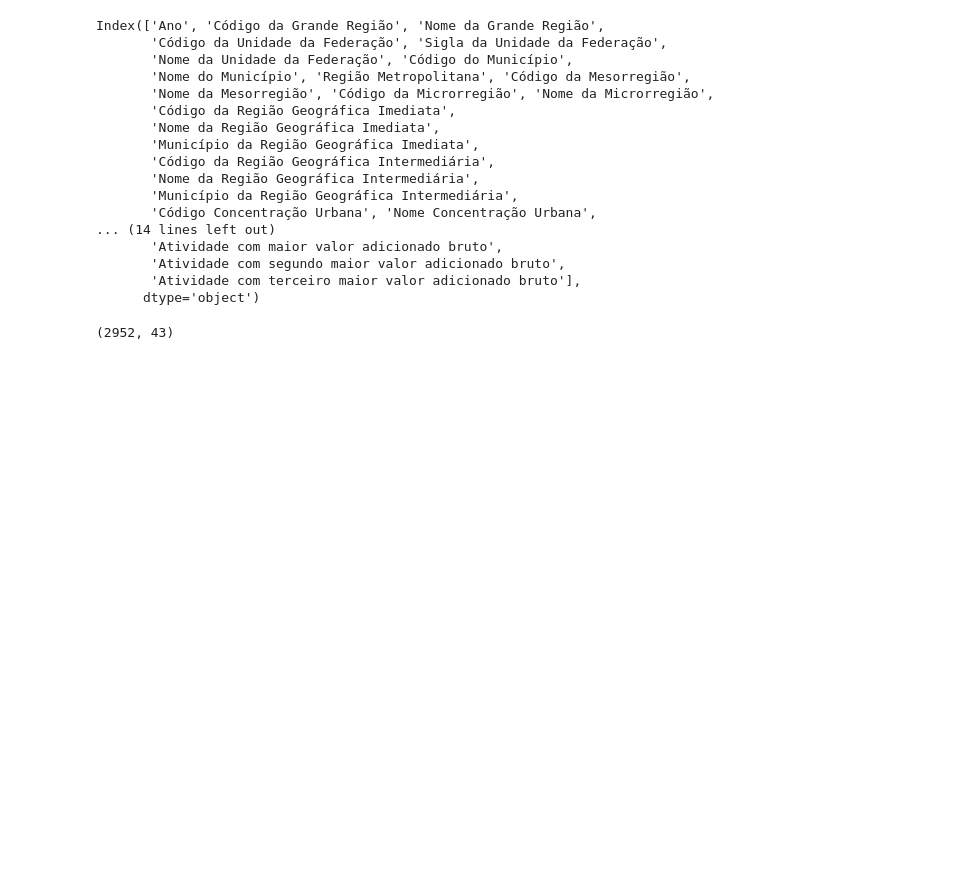
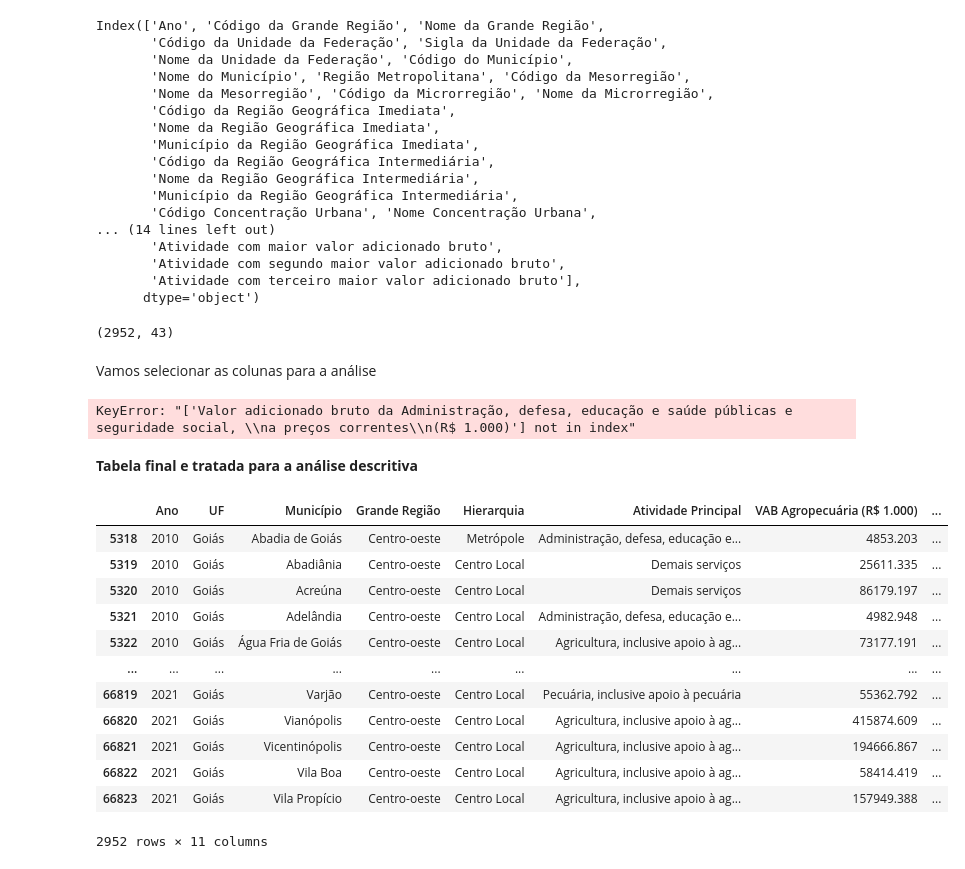
Before and after one commit to raphaelalvesdev/BIA_UFG_Estatistica-Descritiva_PE, a Jupyter notebook: tratamento_dados.ipynb, the cells around one changed output. Drawn from its saved outputs; the diff is of its cells as text; code cells hidden in the pictures; blank space fills up the shorter version.

```diff
--- a/tratamento_dados.ipynb
+++ b/tratamento_dados.ipynb
@@ -134,3 +140,53 @@ Index(['Ano', 'Código da Grande Região', 'Nome da Grande Região',
 print(pib_municipios_goias.shape)
 # %% [output]
 (2952, 43)
+# %% [markdown]
+Vamos selecionar as colunas para a análise
+# %%
+colunas_selecionadas = [
+    'Ano', 'Nome da Unidade da Federação', 'Nome do Município',
+    'Nome da Grande Região', 'Hierarquia Urbana',
+    'Atividade com maior valor adicionado bruto',
+    'Valor adicionado bruto da Agropecuária, \na preços correntes\n(R$ 1.000)',
+    'Valor adicionado bruto da Indústria,\na preços correntes\n(R$ 1.000)',
+    'Valor adicionado bruto dos Serviços,\na preços correntes \n- exceto Administração, defesa, educação e saúde públicas e seguridade social\n(R$ 1.000)',
+    'Valor adicionado bruto da Administração, defesa, educação e saúde públicas e seguridade social, \na preços correntes\n(R$ 1.000)',
+    'Produto Interno Bruto, \na preços correntes\n(R$ 1.000)',
+    'Produto Interno Bruto per capita, \na preços correntes\n(R$ 1,00)'
+]
+
+novos_nomes_colunas = {'Ano': 'Ano',
+                       'Nome da Unidade da Federação': 'UF',
+                       'Nome do Município': 'Município',
+                       'Nome da Grande Região': 'Grande Região',
+                       'Hierarquia Urbana': 'Hierarquia',
+                       'Atividade com maior valor adicionado bruto': 'Atividade Principal',
+                       'Valor adicionado bruto da Agropecuária, \na preços correntes\n(R$ 1.000)': 'VAB Agropecuária (R$ 1.000)',
+                       'Valor adicionado bruto da Indústria,\na preços correntes\n(R$ 1.000)': 'VAB Indústria (R$ 1.000)',
+                       'Valor adicionado bruto dos Serviços,\na preços correntes \n- exceto Administração, defesa, educação e saúde públicas e seguridade social\n(R$ 1.000)': 'VAB Serviços (R$ 1.000)',
+                       'Valor adicionado bruto da Administração, defesa, educação e saúde públicas e seguridade social, \na preços correntes\n(R$ 1.000)': 'VAB Administração Pública (R$ 1.000)',
+                       'Produto Interno Bruto, \na preços correntes\n(R$ 1.000)': 'PIB (R$ 1.000)',
+                       'Produto Interno Bruto per capita, \na preços correntes\n(R$ 1,00)': 'PIB per capita (R$)'}
+
+pib_municipios_goias_analise = pib_municipios_goias[colunas_selecionadas]
+pib_municipios_goias_analise.rename(columns=novos_nomes_colunas, inplace=True)
+# %% [output]
+KeyError: "['Valor adicionado bruto da Administração, defesa, educação e saúde públicas e seguridade social, \\na preços correntes\\n(R$ 1.000)'] not in index"
+# %% [markdown]
+**Tabela final e tratada para a análise descritiva**
+# %%
+pib_municipios_goias_analise
+# %% [output]
+|  | Ano | UF | Município | Grande Região | Hierarquia | Atividade Principal | VAB Agropecuária (R$ 1.000) | ... |
+| 5318 | 2010 | Goiás | Abadia de Goiás | Centro-oeste | Metrópole | Administração, defesa, educação e... | 4853.203 | ... |
+| 5319 | 2010 | Goiás | Abadiânia | Centro-oeste | Centro Local | Demais serviços | 25611.335 | ... |
+| 5320 | 2010 | Goiás | Acreúna | Centro-oeste | Centro Local | Demais serviços | 86179.197 | ... |
+| 5321 | 2010 | Goiás | Adelândia | Centro-oeste | Centro Local | Administração, defesa, educação e... | 4982.948 | ... |
+| 5322 | 2010 | Goiás | Água Fria de Goiás | Centro-oeste | Centro Local | Agricultura, inclusive apoio à ag... | 73177.191 | ... |
+| ... | ... | ... | ... | ... | ... | ... | ... | ... |
+| 66819 | 2021 | Goiás | Varjão | Centro-oeste | Centro Local | Pecuária, inclusive apoio à pecuária | 55362.792 | ... |
+| 66820 | 2021 | Goiás | Vianópolis | Centro-oeste | Centro Local | Agricultura, inclusive apoio à ag... | 415874.609 | ... |
+| 66821 | 2021 | Goiás | Vicentinópolis | Centro-oeste | Centro Local | Agricultura, inclusive apoio à ag... | 194666.867 | ... |
+| 66822 | 2021 | Goiás | Vila Boa | Centro-oeste | Centro Local | Agricultura, inclusive apoio à ag... | 58414.419 | ... |
+| 66823 | 2021 | Goiás | Vila Propício | Centro-oeste | Centro Local | Agricultura, inclusive apoio à ag... | 157949.388 | ... |
+2952 rows × 11 columns
```
Also changed, not shown: parts of 1 cell of this notebook.
